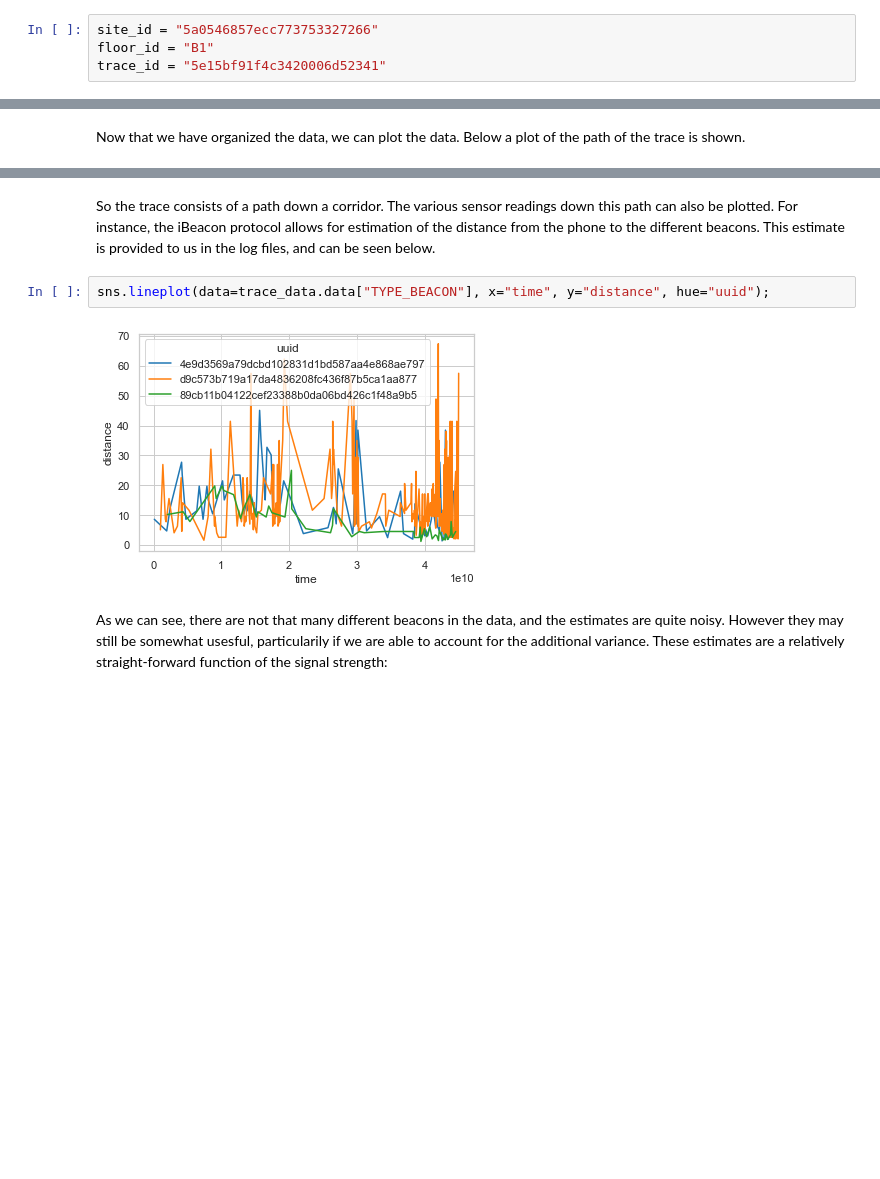
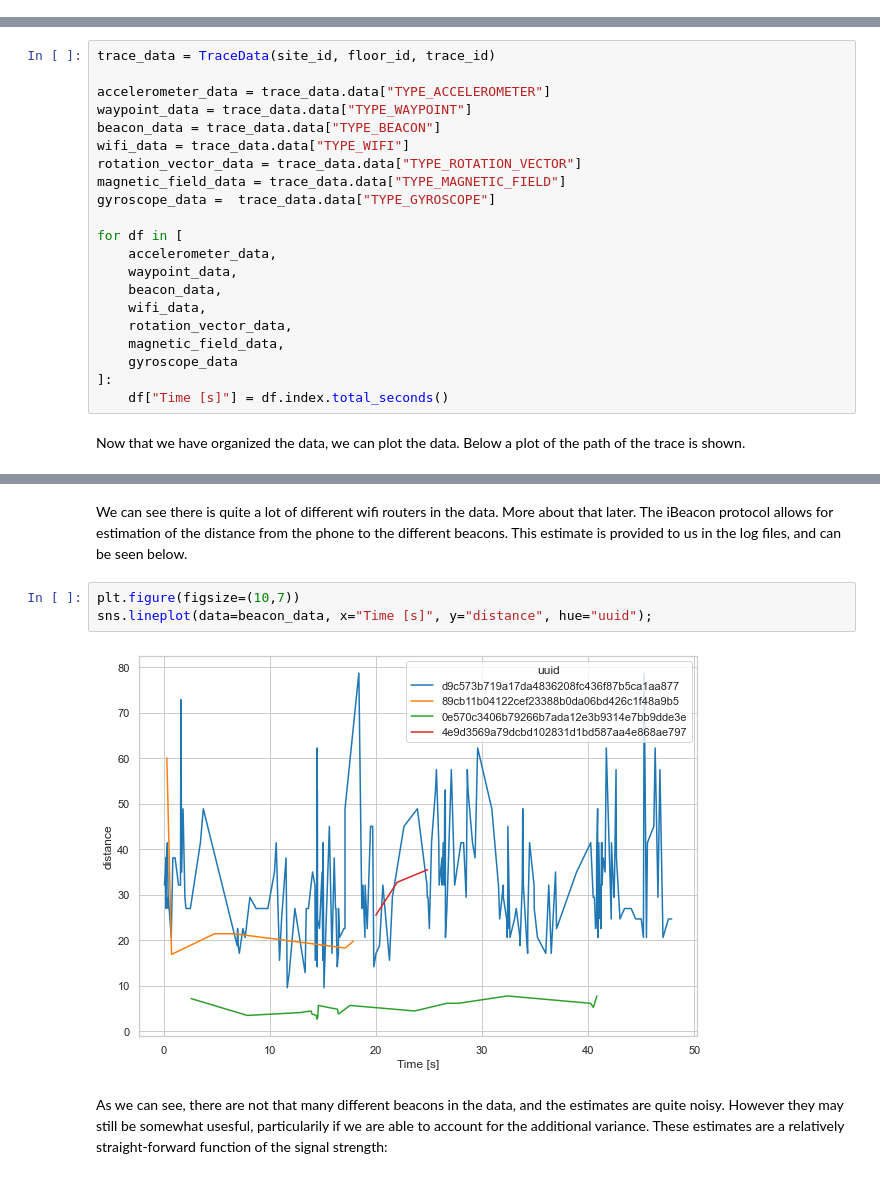
Before and after one commit to sorenhartmann/indoor-location-navigation, a Jupyter notebook: notebooks/0-exploratory.ipynb, the cells around one changed output, grey strips where cells are left out. Cells and saved outputs as stored; diff of their text form; blank space fills up the shorter version.

```diff
--- a/notebooks/0-exploratory.ipynb
+++ b/notebooks/0-exploratory.ipynb
@@ -26,7 +42,3 @@ The trace files are organized with respect to a `site_id`, a `floor_id` and a `t
-# %%
-site_id = "5a0546857ecc773753327266"
-floor_id = "B1"
-trace_id = "5e15bf91f4c3420006d52341"
 # %% [markdown]
 Since the unzipped data is quite large, using about 58 GB of storage, the raw data is left zipped, only requiring about 13 GB storage. Single trace files can then be pulled out using the `zipfile` module. Below, the first twenty lines of the tracefile defined above can be seen
 # %%
@@ -79,2 +70,23 @@ trace_data.data["TYPE_ACCELEROMETER"]
+# %%
+trace_data = TraceData(site_id, floor_id, trace_id)
+
+accelerometer_data = trace_data.data["TYPE_ACCELEROMETER"]
+waypoint_data = trace_data.data["TYPE_WAYPOINT"]
+beacon_data = trace_data.data["TYPE_BEACON"]
+wifi_data = trace_data.data["TYPE_WIFI"]
+rotation_vector_data = trace_data.data["TYPE_ROTATION_VECTOR"]
+magnetic_field_data = trace_data.data["TYPE_MAGNETIC_FIELD"]
+gyroscope_data =  trace_data.data["TYPE_GYROSCOPE"]
+
+for df in [
+    accelerometer_data,
+    waypoint_data,
+    beacon_data,
+    wifi_data,
+    rotation_vector_data,
+    magnetic_field_data,
+    gyroscope_data
+]:
+    df["Time [s]"] = df.index.total_seconds()
 # %% [markdown]
 Now that we have organized the data, we can plot the data. Below a plot of the path of the trace is shown.
@@ -99,9 +129,10 @@ plt.ylim((175, 200));
 # %% [markdown]
-So the trace consists of a path down a corridor. The various sensor readings down this path can also be plotted. For instance, the iBeacon protocol allows for estimation of the distance from the phone to the different beacons. This estimate is provided to us in the log files, and can be seen below.
+We can see there is quite a lot of different wifi routers in the data. More about that later. The iBeacon protocol allows for estimation of the distance from the phone to the different beacons. This estimate is provided to us in the log files, and can be seen below.
 # %%
-sns.lineplot(data=trace_data.data["TYPE_BEACON"], x="time", y="distance", hue="uuid");
+plt.figure(figsize=(10,7))
+sns.lineplot(data=beacon_data, x="Time [s]", y="distance", hue="uuid");
 # %% [output]
-[figure, old version]
+[figure, new version]
 # %% [markdown]
 As we can see, there are not that many different beacons in the data, and the estimates are quite noisy. However they may still be somewhat usesful, particularily if we are able to account for the additional variance. These estimates are a relatively straight-forward function of the signal strength:
 # %%
```
Also changed, not shown: parts of 37 cells of this notebook, 2 other files.
